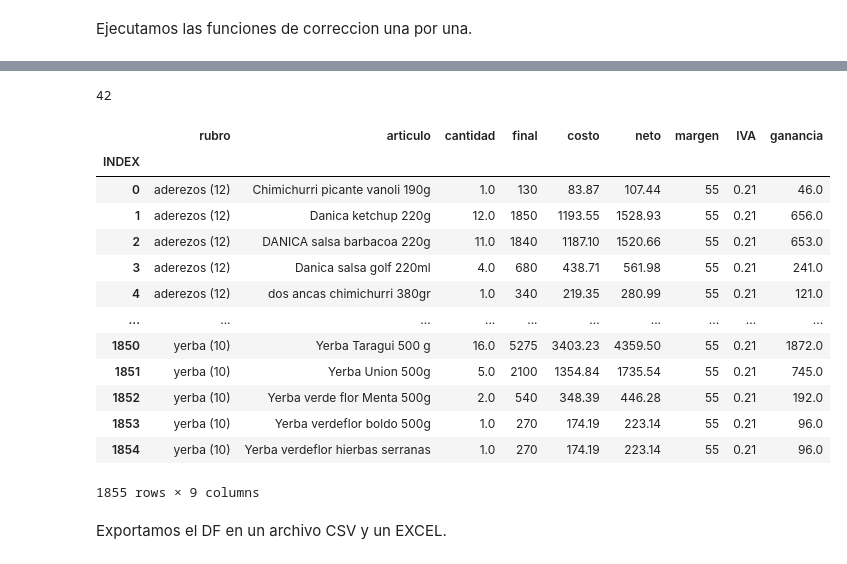
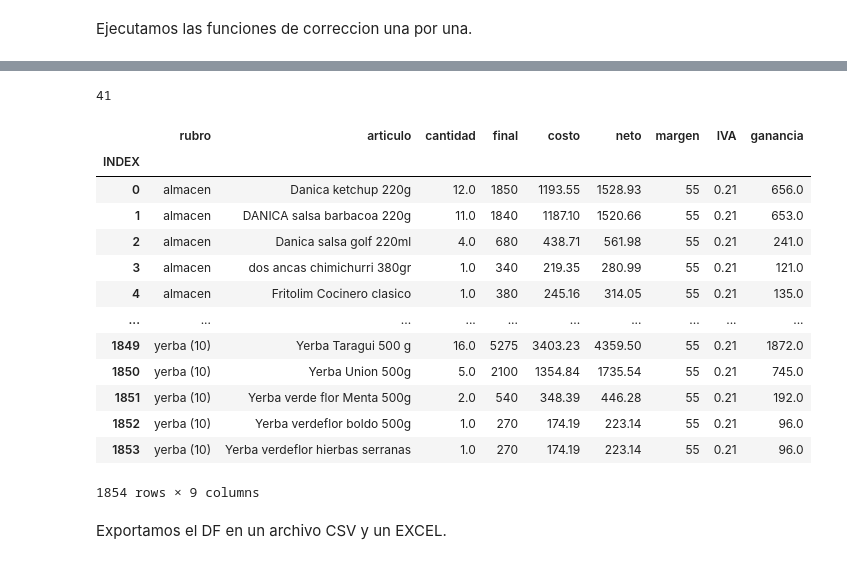
Before and after one commit to IamNiko/project_001, a Jupyter notebook: funciones/limpieza_exportaciones_CIF.ipynb, the cells around one changed output, grey strips where cells are left out. Drawn from its saved outputs; the diff is of its cells as text; code cells hidden in the pictures.

```diff
--- a/funciones/limpieza_exportaciones_CIF.ipynb
+++ b/funciones/limpieza_exportaciones_CIF.ipynb
@@ -168,7 +191,11 @@ df2['final'] = df2['final'].astype('int')
+# %%
+# Pasamos la columna final a tipo entero
+
+df['final'] = df['final'].astype('int')
 # %%
-# Definimos a rubro como categorias
+# Definimos la variable rubro como categorica
 
-df2['rubro'] = df2['rubro'].astype('category')
+df['rubro'] = df['rubro'].astype('category')
 # %%
 # Imprimimos los nombres de las categorias:
 
@@ -201,0 +228,4 @@ df2.replace(['almacen (15)', '7790150320266'], 'almacen', inplace= True)
+# %%
+# Rellenamos los NA de la variable rubro con la categoria almacen
+
+df.rubro.fillna('almacen', inplace = True)
@@ -202,44 +245,46 @@ df2.replace(['almacen (15)', '7790150320266'], 'almacen', inplace= True)
 # %%
 # Contamos la cantidad de categorias:
 
-cate = df2.rubro.value_counts()
+cate = df.rubro.value_counts()
 len(cate)
 # %% [output]
-42
+41
 # %%
 # Creamos un index, para ello sacamos el len del DF primero:
 
-w = len(df2)
-df2.insert(0, column= 'INDEX', value= range(0,w,1))
-df2.set_index('INDEX', inplace= True)
+w = len(df)
+df.insert(0, column= 'INDEX', value= range(0,w,1))
+df.set_index('INDEX', inplace= True)
 # %%
-for rub in df2['rubro']:
+# Agregamos las variables MARGEN, IVA, COSTO, NETO, GANANCIA, para el rubro cigarrillos ponemos un margen distinto
+
+for rub in df['rubro']:
     if rub != 'cigarrillos':
-        df2['margen'] = 55
-        df2['IVA'] = 0.21
-        df2['costo'] = df2['final'].round() / 1.55
-        df2['neto'] = df2['final'].round() / (1 + df2['IVA'])
-        df2['ganancia'] = df2['final'].round() - df2['costo'].round()
+        df['margen'] = 55
+        df['IVA'] = 0.21
+        df['costo'] = df['final'].round() / 1.55
+        df['neto'] = df['final'].round() / (1 + df['IVA'])
+        df['ganancia'] = df['final'].round() - df['costo'].round()
 
     else:
-        df2['margen'] = 10
-        df2['costo'] = df2['final'] / 1.55
-        df2['neto'] = df2['final'] - df2['costo']
-        df2['ganancia'] = df2['final'] - df2['costo']
+        df['margen'] = 10
+        df['costo'] = df['final'] / 1.1
+        df['neto'] = df['final'] - df['costo']
+        df['ganancia'] = df['final'] - df['costo']
 
-df2.round(2)
+df.round(2)
 # %% [output]
 |  | rubro | articulo | cantidad | final | costo | neto | margen | IVA | ganancia |
 | INDEX |  |  |  |  |  |  |  |  |  |
-| 0 | aderezos (12) | Chimichurri picante vanoli 190g | 1.0 | 130 | 83.87 | 107.44 | 55 | 0.21 | 46.0 |
-| 1 | aderezos (12) | Danica ketchup 220g | 12.0 | 1850 | 1193.55 | 1528.93 | 55 | 0.21 | 656.0 |
-| 2 | aderezos (12) | DANICA salsa barbacoa 220g | 11.0 | 1840 | 1187.10 | 1520.66 | 55 | 0.21 | 653.0 |
-| 3 | aderezos (12) | Danica salsa golf 220ml | 4.0 | 680 | 438.71 | 561.98 | 55 | 0.21 | 241.0 |
-| 4 | aderezos (12) | dos ancas chimichurri 380gr | 1.0 | 340 | 219.35 | 280.99 | 55 | 0.21 | 121.0 |
+| 0 | almacen | Danica ketchup 220g | 12.0 | 1850 | 1193.55 | 1528.93 | 55 | 0.21 | 656.0 |
+| 1 | almacen | DANICA salsa barbacoa 220g | 11.0 | 1840 | 1187.10 | 1520.66 | 55 | 0.21 | 653.0 |
+| 2 | almacen | Danica salsa golf 220ml | 4.0 | 680 | 438.71 | 561.98 | 55 | 0.21 | 241.0 |
+| 3 | almacen | dos ancas chimichurri 380gr | 1.0 | 340 | 219.35 | 280.99 | 55 | 0.21 | 121.0 |
+| 4 | almacen | Fritolim Cocinero clasico | 1.0 | 380 | 245.16 | 314.05 | 55 | 0.21 | 135.0 |
 | ... | ... | ... | ... | ... | ... | ... | ... | ... | ... |
-| 1850 | yerba (10) | Yerba Taragui 500 g | 16.0 | 5275 | 3403.23 | 4359.50 | 55 | 0.21 | 1872.0 |
-| 1851 | yerba (10) | Yerba Union 500g | 5.0 | 2100 | 1354.84 | 1735.54 | 55 | 0.21 | 745.0 |
-| 1852 | yerba (10) | Yerba verde flor Menta 500g | 2.0 | 540 | 348.39 | 446.28 | 55 | 0.21 | 192.0 |
-| 1853 | yerba (10) | Yerba verdeflor boldo 500g | 1.0 | 270 | 174.19 | 223.14 | 55 | 0.21 | 96.0 |
-| 1854 | yerba (10) | Yerba verdeflor hierbas serranas | 1.0 | 270 | 174.19 | 223.14 | 55 | 0.21 | 96.0 |
+| 1849 | yerba (10) | Yerba Taragui 500 g | 16.0 | 5275 | 3403.23 | 4359.50 | 55 | 0.21 | 1872.0 |
+| 1850 | yerba (10) | Yerba Union 500g | 5.0 | 2100 | 1354.84 | 1735.54 | 55 | 0.21 | 745.0 |
+| 1851 | yerba (10) | Yerba verde flor Menta 500g | 2.0 | 540 | 348.39 | 446.28 | 55 | 0.21 | 192.0 |
+| 1852 | yerba (10) | Yerba verdeflor boldo 500g | 1.0 | 270 | 174.19 | 223.14 | 55 | 0.21 | 96.0 |
+| 1853 | yerba (10) | Yerba verdeflor hierbas serranas | 1.0 | 270 | 174.19 | 223.14 | 55 | 0.21 | 96.0 |
-1855 rows × 9 columns
+1854 rows × 9 columns
```
Also changed, not shown: parts of 26 cells of this notebook, 6 other files.
